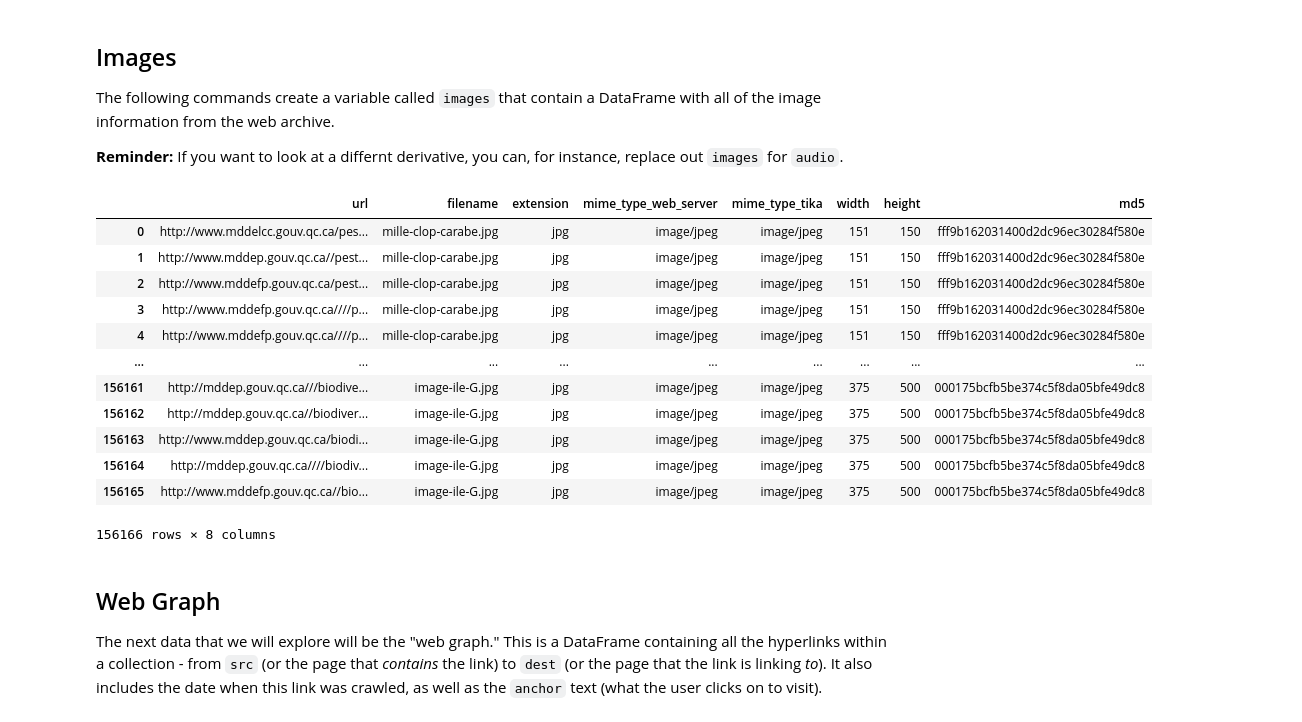
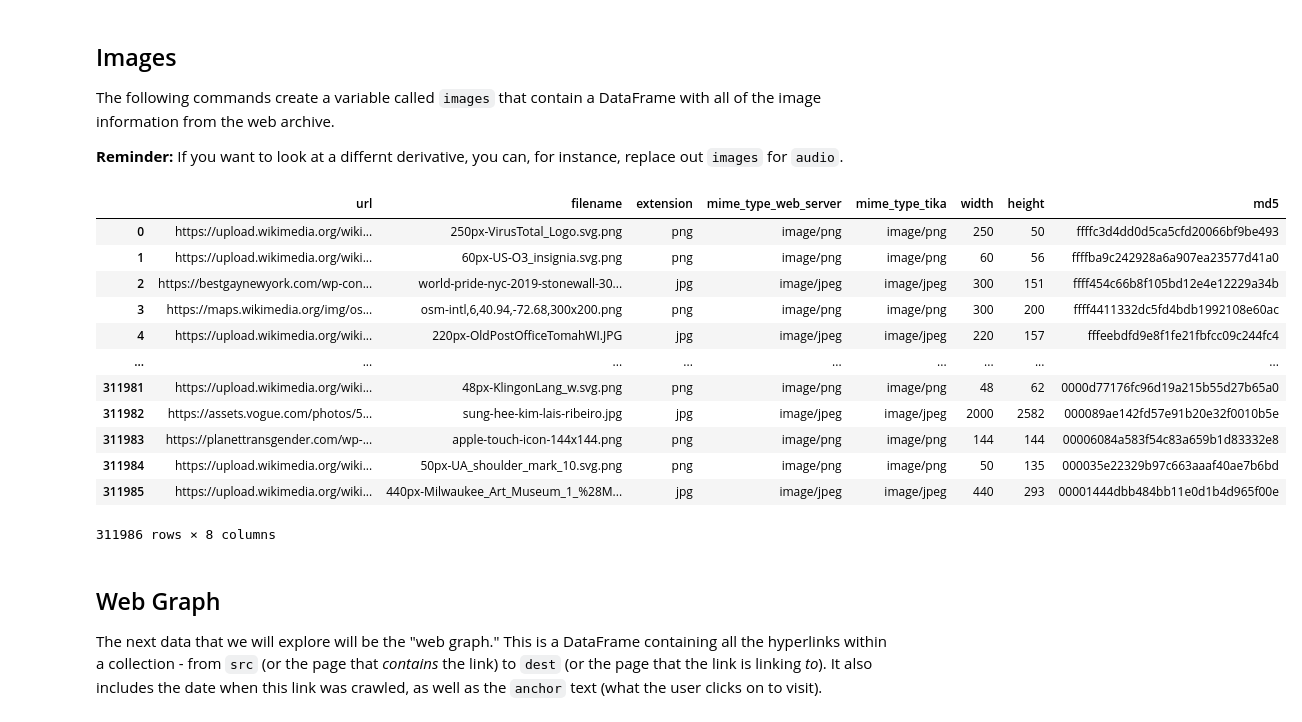
Before and after one commit to archivesunleashed/notebooks, a Jupyter notebook: parquet_pandas_stonewall.ipynb, the cells around one changed output. Cells and saved outputs as stored; diff of their text form; code cells hidden in the pictures.

```diff
--- a/parquet_pandas_stonewall.ipynb
+++ b/parquet_pandas_stonewall.ipynb
@@ -139,23 +135,23 @@ The following commands create a variable called `images` that contain a DataFram
 
 **Reminder:** If you want to look at a differnt derivative, you can, for instance, replace out `images` for `audio`.
 # %%
-images_parquet = pq.read_table('parquet/images')
+images_parquet = pq.read_table('parquet/image')
 images = images_parquet.to_pandas()
 images
 # %% [output]
 |  | url | filename | extension | mime_type_web_server | mime_type_tika | width | height | md5 |
-| 0 | http://www.mddelcc.gouv.qc.ca/pes... | mille-clop-carabe.jpg | jpg | image/jpeg | image/jpeg | 151 | 150 | fff9b162031400d2dc96ec30284f580e |
-| 1 | http://www.mddep.gouv.qc.ca//pest... | mille-clop-carabe.jpg | jpg | image/jpeg | image/jpeg | 151 | 150 | fff9b162031400d2dc96ec30284f580e |
-| 2 | http://www.mddefp.gouv.qc.ca/pest... | mille-clop-carabe.jpg | jpg | image/jpeg | image/jpeg | 151 | 150 | fff9b162031400d2dc96ec30284f580e |
-| 3 | http://www.mddefp.gouv.qc.ca////p... | mille-clop-carabe.jpg | jpg | image/jpeg | image/jpeg | 151 | 150 | fff9b162031400d2dc96ec30284f580e |
-| 4 | http://www.mddefp.gouv.qc.ca////p... | mille-clop-carabe.jpg | jpg | image/jpeg | image/jpeg | 151 | 150 | fff9b162031400d2dc96ec30284f580e |
+| 0 | https://upload.wikimedia.org/wiki... | 250px-VirusTotal_Logo.svg.png | png | image/png | image/png | 250 | 50 | ffffc3d4dd0d5ca5cfd20066bf9be493 |
+| 1 | https://upload.wikimedia.org/wiki... | 60px-US-O3_insignia.svg.png | png | image/png | image/png | 60 | 56 | ffffba9c242928a6a907ea23577d41a0 |
+| 2 | https://bestgaynewyork.com/wp-con... | world-pride-nyc-2019-stonewall-30... | jpg | image/jpeg | image/jpeg | 300 | 151 | ffff454c66b8f105bd12e4e12229a34b |
+| 3 | https://maps.wikimedia.org/img/os... | osm-intl,6,40.94,-72.68,300x200.png | png | image/png | image/png | 300 | 200 | ffff4411332dc5fd4bdb1992108e60ac |
+| 4 | https://upload.wikimedia.org/wiki... | 220px-OldPostOfficeTomahWI.JPG | jpg | image/jpeg | image/jpeg | 220 | 157 | fffeebdfd9e8f1fe21fbfcc09c244fc4 |
 | ... | ... | ... | ... | ... | ... | ... | ... | ... |
-| 156161 | http://mddep.gouv.qc.ca///biodive... | image-ile-G.jpg | jpg | image/jpeg | image/jpeg | 375 | 500 | 000175bcfb5be374c5f8da05bfe49dc8 |
-| 156162 | http://mddep.gouv.qc.ca//biodiver... | image-ile-G.jpg | jpg | image/jpeg | image/jpeg | 375 | 500 | 000175bcfb5be374c5f8da05bfe49dc8 |
-| 156163 | http://www.mddep.gouv.qc.ca/biodi... | image-ile-G.jpg | jpg | image/jpeg | image/jpeg | 375 | 500 | 000175bcfb5be374c5f8da05bfe49dc8 |
-| 156164 | http://mddep.gouv.qc.ca////biodiv... | image-ile-G.jpg | jpg | image/jpeg | image/jpeg | 375 | 500 | 000175bcfb5be374c5f8da05bfe49dc8 |
-| 156165 | http://www.mddefp.gouv.qc.ca//bio... | image-ile-G.jpg | jpg | image/jpeg | image/jpeg | 375 | 500 | 000175bcfb5be374c5f8da05bfe49dc8 |
+| 311981 | https://upload.wikimedia.org/wiki... | 48px-KlingonLang_w.svg.png | png | image/png | image/png | 48 | 62 | 0000d77176fc96d19a215b55d27b65a0 |
+| 311982 | https://assets.vogue.com/photos/5... | sung-hee-kim-lais-ribeiro.jpg | jpg | image/jpeg | image/jpeg | 2000 | 2582 | 000089ae142fd57e91b20e32f0010b5e |
+| 311983 | https://planettransgender.com/wp-... | apple-touch-icon-144x144.png | png | image/png | image/png | 144 | 144 | 00006084a583f54c83a659b1d83332e8 |
+| 311984 | https://upload.wikimedia.org/wiki... | 50px-UA_shoulder_mark_10.svg.png | png | image/png | image/png | 50 | 135 | 000035e22329b97c663aaaf40ae7b6bd |
+| 311985 | https://upload.wikimedia.org/wiki... | 440px-Milwaukee_Art_Museum_1_%28M... | jpg | image/jpeg | image/jpeg | 440 | 293 | 00001444dbb484bb11e0d1b4d965f00e |
-156166 rows × 8 columns
+311986 rows × 8 columns
 # %% [markdown]
 ## Web Graph
 
```
Also changed, not shown: parts of 23 cells of this notebook.
